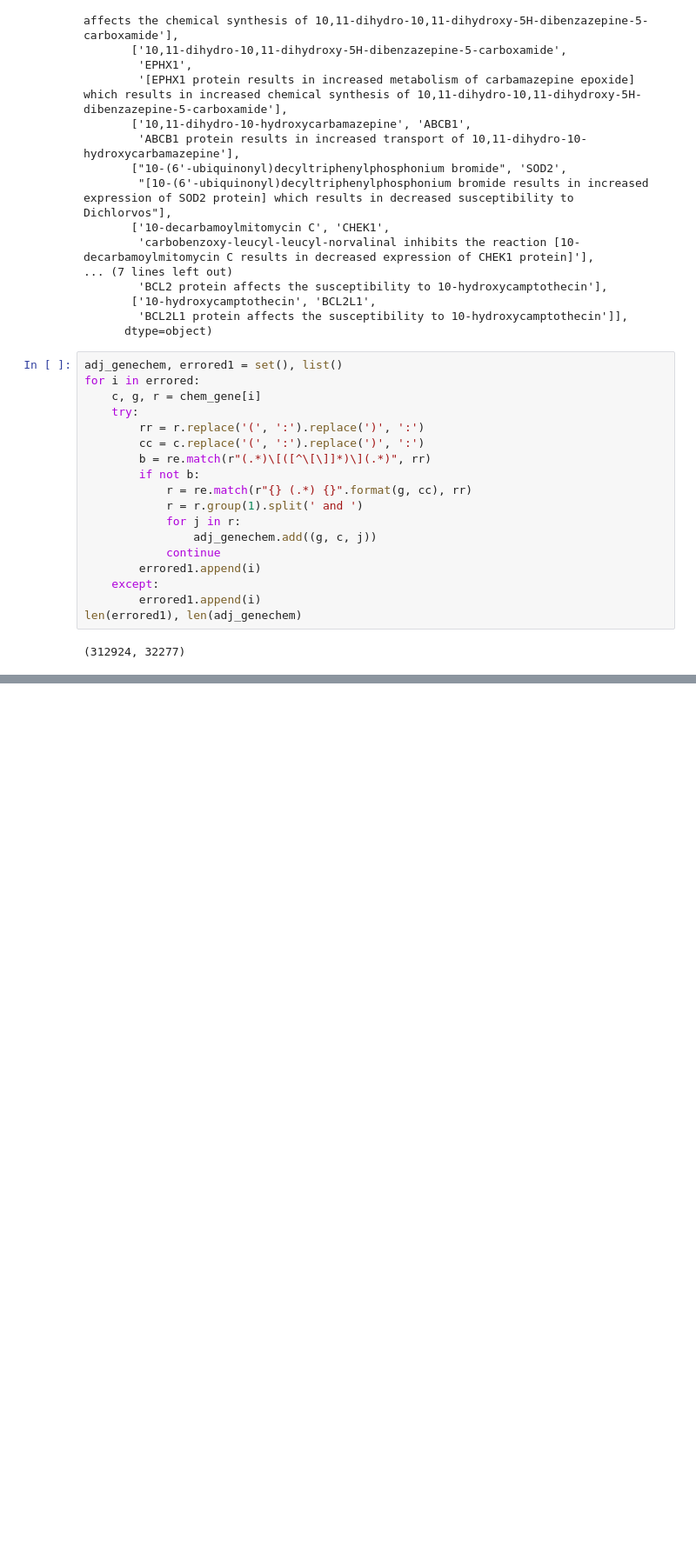
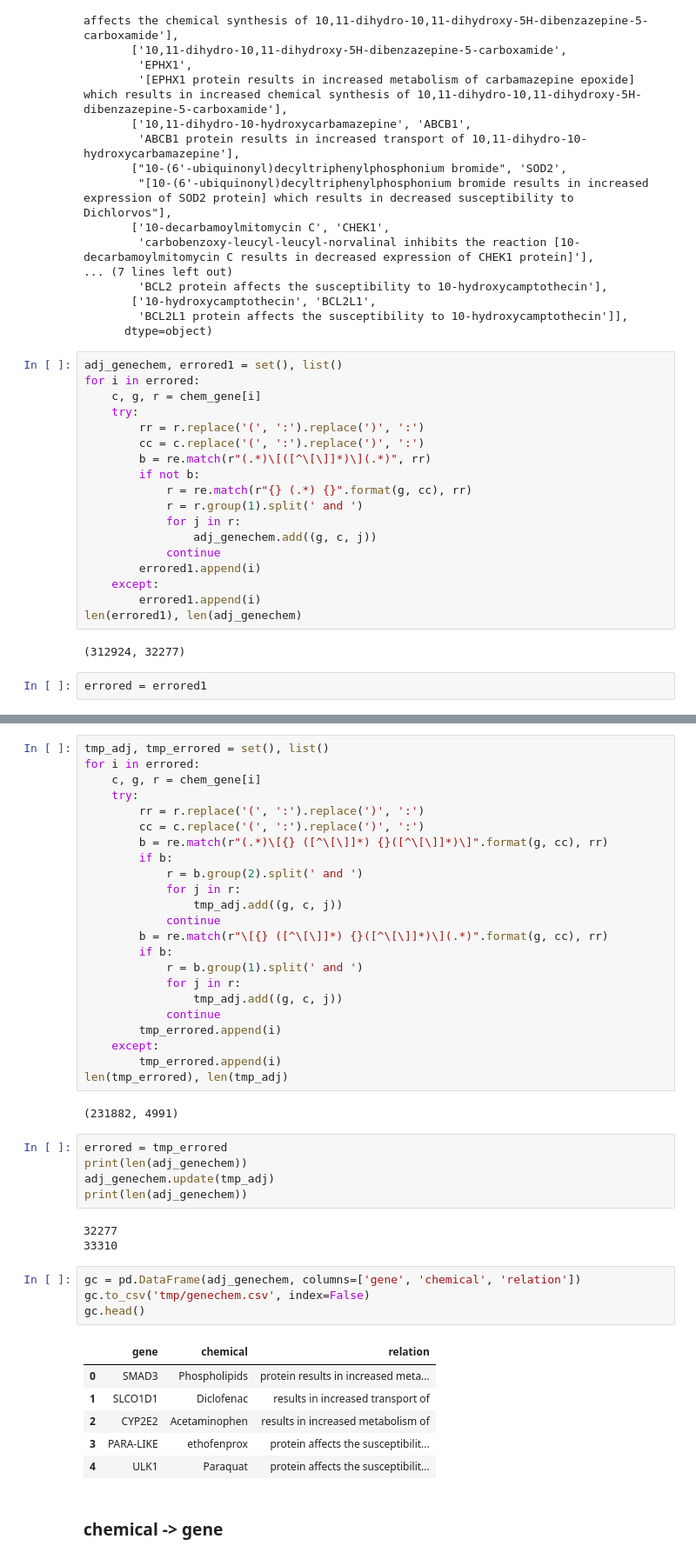
Before and after one commit to NYXFLOWER/DrugDiscovery, a Jupyter notebook: data/kg.ipynb, the cells around one changed output, grey strips where cells are left out. Shown at 87% size. Cells and saved outputs as stored; diff of their text form; blank space fills up the shorter version.

```diff
--- a/data/kg.ipynb
+++ b/data/kg.ipynb
@@ -176,3 +129,5 @@ for i in errored:
 len(errored1), len(adj_genechem)
 # %% [output]
 (312924, 32277)
+# %%
+errored = errored1
@@ -179 +154,47 @@ len(errored1), len(adj_genechem)
+# %%
+tmp_adj, tmp_errored = set(), list()
+for i in errored:
+    c, g, r = chem_gene[i]
+    try:
+        rr = r.replace('(', ':').replace(')', ':')
+        cc = c.replace('(', ':').replace(')', ':')
+        b = re.match(r"(.*)\[{} ([^\[\]]*) {}([^\[\]]*)\]".format(g, cc), rr)
+        if b:
+            r = b.group(2).split(' and ')
+            for j in r:
+                tmp_adj.add((g, c, j))
+            continue
+        b = re.match(r"\[{} ([^\[\]]*) {}([^\[\]]*)\](.*)".format(g, cc), rr)
+        if b:
+            r = b.group(1).split(' and ')
+            for j in r:
+                tmp_adj.add((g, c, j))
+            continue
+        tmp_errored.append(i)
+    except:
+        tmp_errored.append(i)
+len(tmp_errored), len(tmp_adj)
+# %% [output]
+(231882, 4991)
+# %%
+errored = tmp_errored
+print(len(adj_genechem))
+adj_genechem.update(tmp_adj)
+print(len(adj_genechem))
+# %% [output]
+32277
+33310
+# %%
+gc = pd.DataFrame(adj_genechem, columns=['gene', 'chemical', 'relation'])
+gc.to_csv('tmp/genechem.csv', index=False)
+gc.head()
+# %% [output]
+|  | gene | chemical | relation |
+| 0 | SMAD3 | Phospholipids | protein results in increased meta... |
+| 1 | SLCO1D1 | Diclofenac | results in increased transport of |
+| 2 | CYP2E2 | Acetaminophen | results in increased metabolism of |
+| 3 | PARA-LIKE | ethofenprox | protein affects the susceptibilit... |
+| 4 | ULK1 | Paraquat | protein affects the susceptibilit... |
+# %% [markdown]
+### chemical -> gene
 # %%
```
Also changed, not shown: parts of 17 cells of this notebook.
